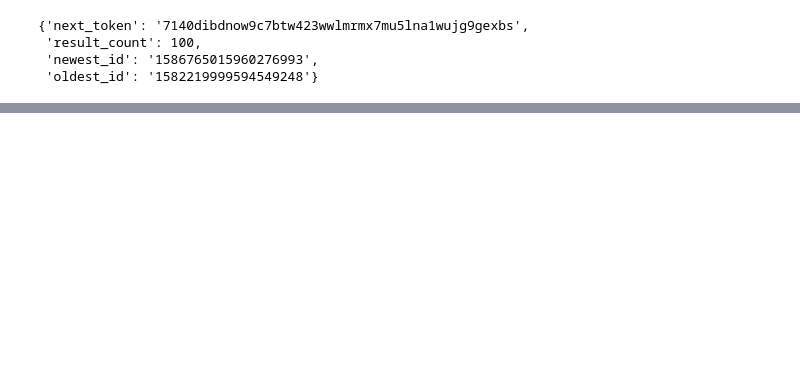
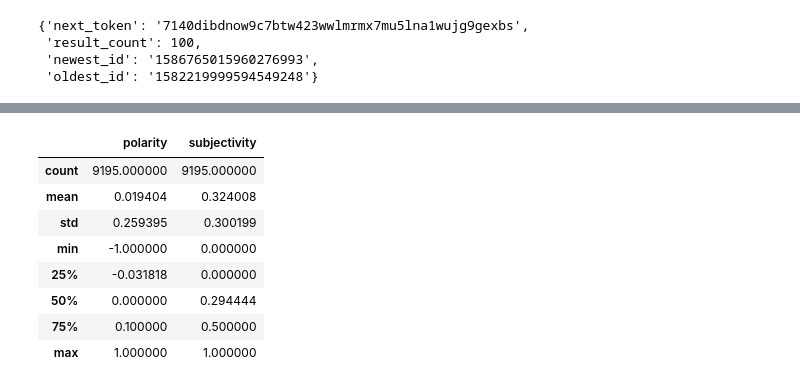
Before and after one commit to Blunt10K/twitter_analysis, a Jupyter notebook: explore/get_users_tweets.ipynb, the cells around one changed output, grey strips where cells are left out. Drawn from its saved outputs; the diff is of its cells as text; code cells hidden in the pictures; blank space fills up the shorter version.

```diff
--- a/explore/get_users_tweets.ipynb
+++ b/explore/get_users_tweets.ipynb
@@ -67,0 +95,10 @@ Name: created_at, Length: 2520, dtype: datetime64[ns, UTC]
+# %%
+# convos = pd.DataFrame()
+# c_ids = df['conversation_id'].unique()
+# start = 0
+# div = 1
+for i in range(1900,len(c_ids), 100):
+    d = cli.get_tweets(list(c_ids[start:i]), tweet_fields=twitter_fields, user_fields=user_fields, place_fields = place_fields)
+    start+= int(i/div)
+    div += 1
+    convos = pd.concat((convos, pd.DataFrame(d.data)))
@@ -67,0 +147,18 @@ Name: created_at, Length: 2520, dtype: datetime64[ns, UTC]
+# %%
+sentiments = [TextBlob(i).sentiment for i in mentions]
+# %%
+sent = pd.DataFrame(sentiments)
+# %%
+sent['text'] = mentions
+# %%
+sent.describe()
+# %% [output]
+|  | polarity | subjectivity |
+| count | 9195.000000 | 9195.000000 |
+| mean | 0.019404 | 0.324008 |
+| std | 0.259395 | 0.300199 |
+| min | -1.000000 | 0.000000 |
+| 25% | -0.031818 | 0.000000 |
+| 50% | 0.000000 | 0.294444 |
+| 75% | 0.100000 | 0.500000 |
+| max | 1.000000 | 1.000000 |
```
Also changed, not shown: parts of 37 cells of this notebook, 5 other files.
